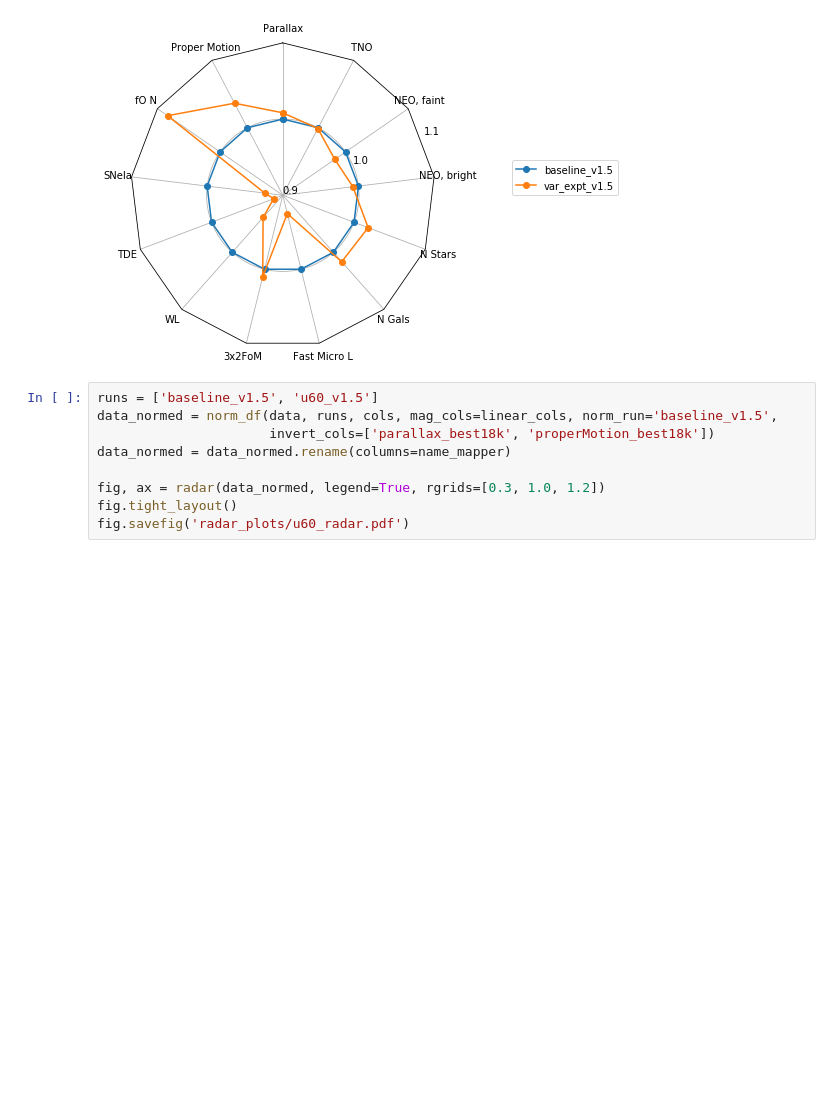
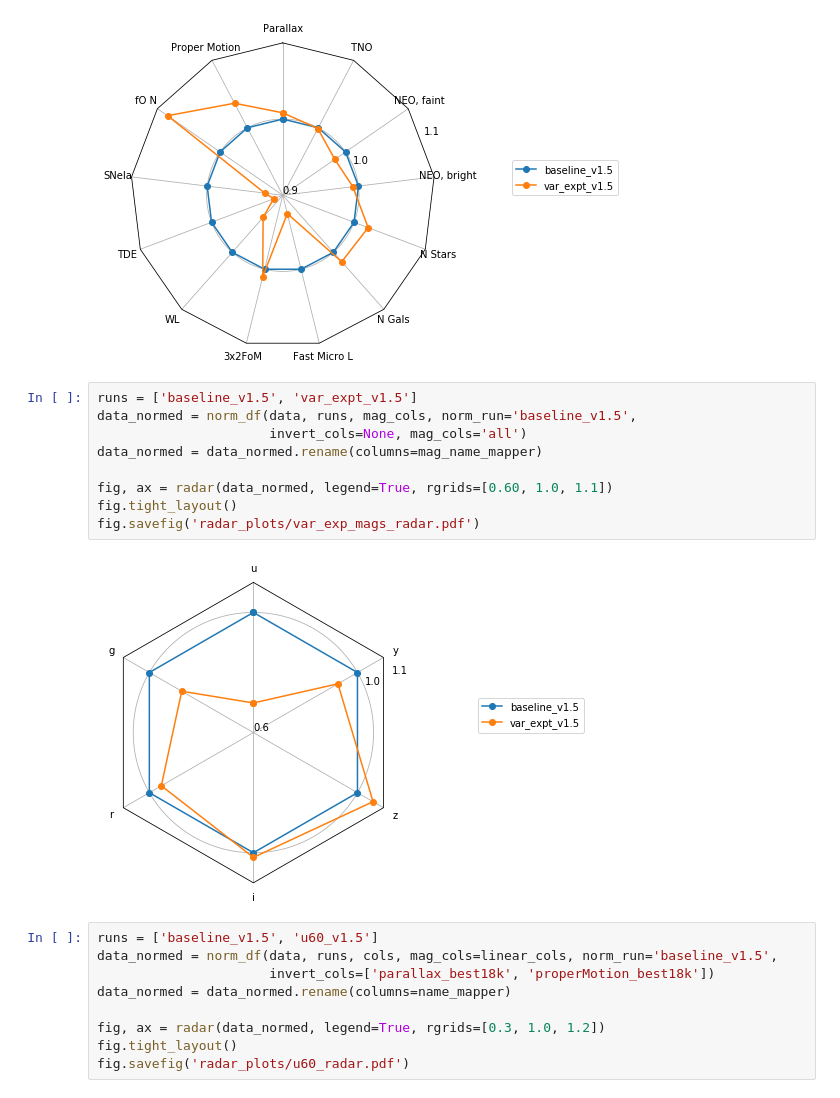
Before and after one commit to lsst-pst/pstn-051, a Jupyter notebook: plots/radar_plots.ipynb, the cells around one changed output. Drawn from its saved outputs; the diff is of its cells as text; blank space fills up the shorter version.

Commit message:
Draft (#2)
* ok .. more plots

* done?

* checking..

* Typos

* okey dokey

```diff
--- a/plots/radar_plots.ipynb
+++ b/plots/radar_plots.ipynb
@@ -126,6 +126,17 @@ fig.tight_layout()
 fig.savefig('radar_plots/var_exp_radar.pdf')
 # %% [output]
 [figure]
+# %%
+runs = ['baseline_v1.5', 'var_expt_v1.5']
+data_normed = norm_df(data, runs, mag_cols, norm_run='baseline_v1.5',
+                      invert_cols=None, mag_cols='all')
+data_normed = data_normed.rename(columns=mag_name_mapper)
+
+fig, ax = radar(data_normed, legend=True, rgrids=[0.60, 1.0, 1.1])
+fig.tight_layout()
+fig.savefig('radar_plots/var_exp_mags_radar.pdf')
+# %% [output]
+[figure, added]
 # %%
 runs = ['baseline_v1.5', 'u60_v1.5']
 data_normed = norm_df(data, runs, cols, mag_cols=linear_cols, norm_run='baseline_v1.5',
```
Also changed, not shown: parts of 2 cells of this notebook, 41 other files.
